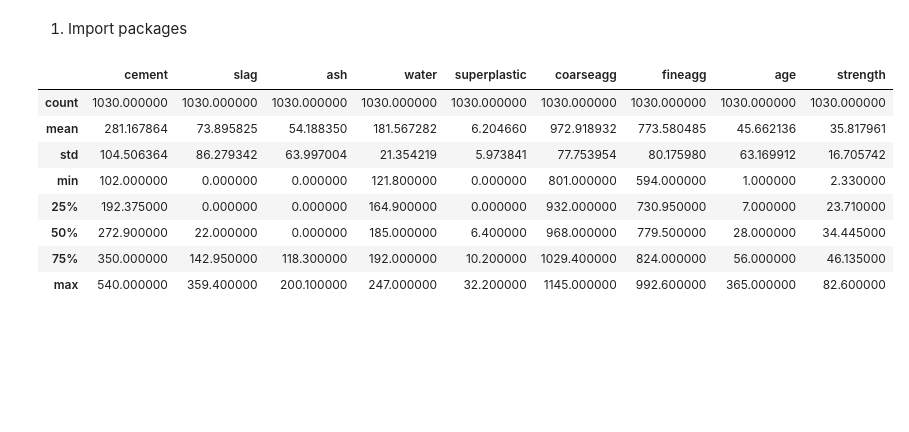
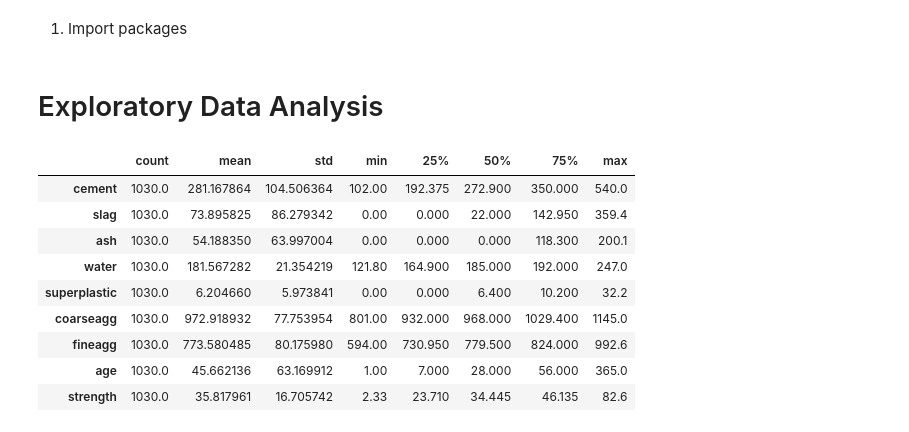
Before and after one commit to qthanglee/UTA, a Jupyter notebook: projects/concrete_strength_prediction/main.ipynb, the cells around one changed output. Drawn from its saved outputs; the diff is of its cells as text; code cells hidden in the pictures; blank space fills up the shorter version.

```diff
--- a/projects/concrete_strength_prediction/main.ipynb
+++ b/projects/concrete_strength_prediction/main.ipynb
@@ -8,16 +8,20 @@ import random
 import seaborn as sns
 import matplotlib.pyplot as plt
 from datetime import datetime
+# %% [markdown]
+# Exploratory Data Analysis #
 # %%
+# load data and get some insight
 pdata = pd.read_csv("concrete.csv")
-pdata.describe()
+pdata.describe().transpose()
 # %% [output]
-|  | cement | slag | ash | water | superplastic | coarseagg | fineagg | age | strength |
-| count | 1030.000000 | 1030.000000 | 1030.000000 | 1030.000000 | 1030.000000 | 1030.000000 | 1030.000000 | 1030.000000 | 1030.000000 |
-| mean | 281.167864 | 73.895825 | 54.188350 | 181.567282 | 6.204660 | 972.918932 | 773.580485 | 45.662136 | 35.817961 |
-| std | 104.506364 | 86.279342 | 63.997004 | 21.354219 | 5.973841 | 77.753954 | 80.175980 | 63.169912 | 16.705742 |
-| min | 102.000000 | 0.000000 | 0.000000 | 121.800000 | 0.000000 | 801.000000 | 594.000000 | 1.000000 | 2.330000 |
-| 25% | 192.375000 | 0.000000 | 0.000000 | 164.900000 | 0.000000 | 932.000000 | 730.950000 | 7.000000 | 23.710000 |
-| 50% | 272.900000 | 22.000000 | 0.000000 | 185.000000 | 6.400000 | 968.000000 | 779.500000 | 28.000000 | 34.445000 |
-| 75% | 350.000000 | 142.950000 | 118.300000 | 192.000000 | 10.200000 | 1029.400000 | 824.000000 | 56.000000 | 46.135000 |
-| max | 540.000000 | 359.400000 | 200.100000 | 247.000000 | 32.200000 | 1145.000000 | 992.600000 | 365.000000 | 82.600000 |
+|  | count | mean | std | min | 25% | 50% | 75% | max |
+| cement | 1030.0 | 281.167864 | 104.506364 | 102.00 | 192.375 | 272.900 | 350.000 | 540.0 |
+| slag | 1030.0 | 73.895825 | 86.279342 | 0.00 | 0.000 | 22.000 | 142.950 | 359.4 |
+| ash | 1030.0 | 54.188350 | 63.997004 | 0.00 | 0.000 | 0.000 | 118.300 | 200.1 |
+| water | 1030.0 | 181.567282 | 21.354219 | 121.80 | 164.900 | 185.000 | 192.000 | 247.0 |
+| superplastic | 1030.0 | 6.204660 | 5.973841 | 0.00 | 0.000 | 6.400 | 10.200 | 32.2 |
+| coarseagg | 1030.0 | 972.918932 | 77.753954 | 801.00 | 932.000 | 968.000 | 1029.400 | 1145.0 |
+| fineagg | 1030.0 | 773.580485 | 80.175980 | 594.00 | 730.950 | 779.500 | 824.000 | 992.6 |
+| age | 1030.0 | 45.662136 | 63.169912 | 1.00 | 7.000 | 28.000 | 56.000 | 365.0 |
+| strength | 1030.0 | 35.817961 | 16.705742 | 2.33 | 23.710 | 34.445 | 46.135 | 82.6 |
```
Also changed, not shown: parts of 11 cells of this notebook.
